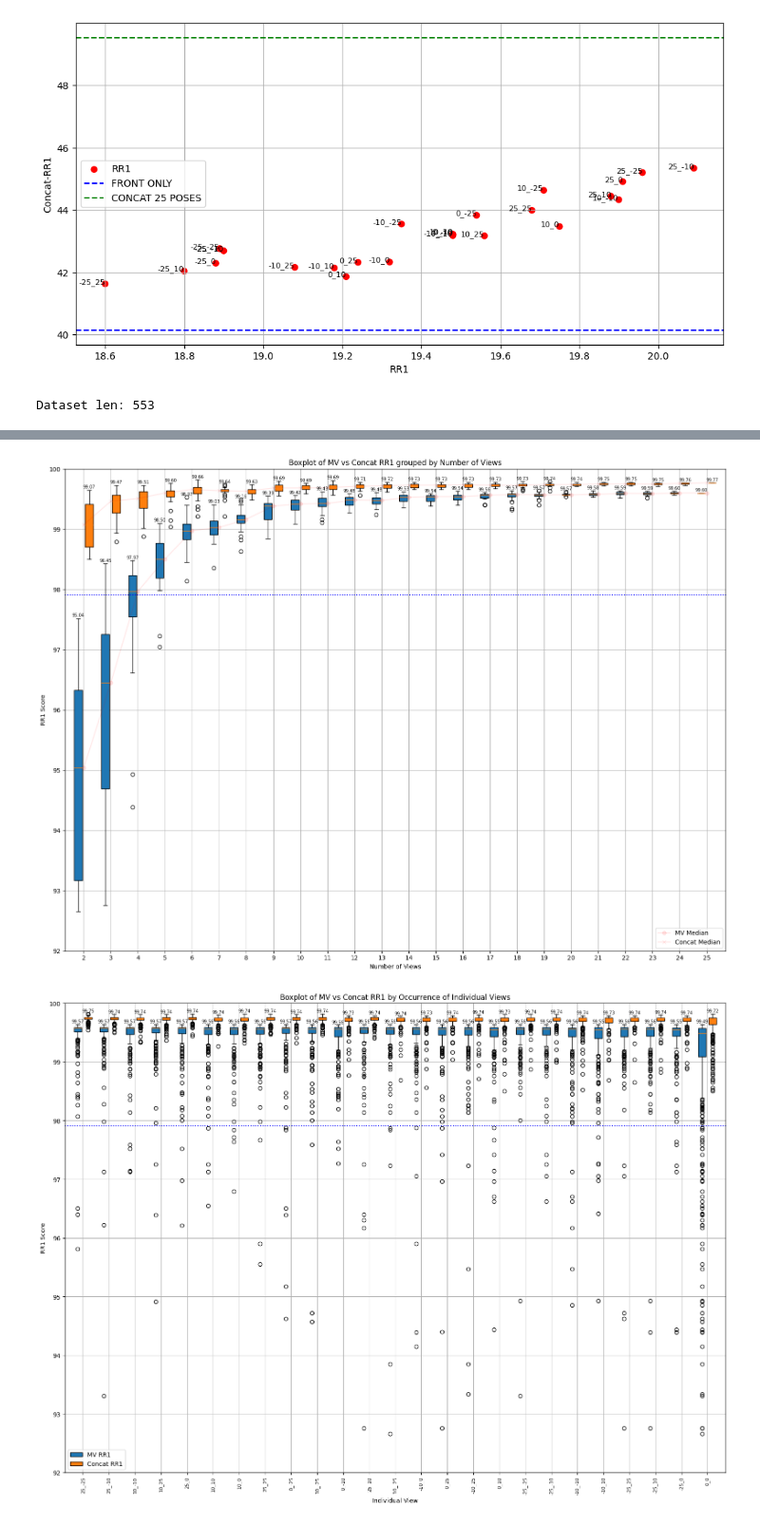
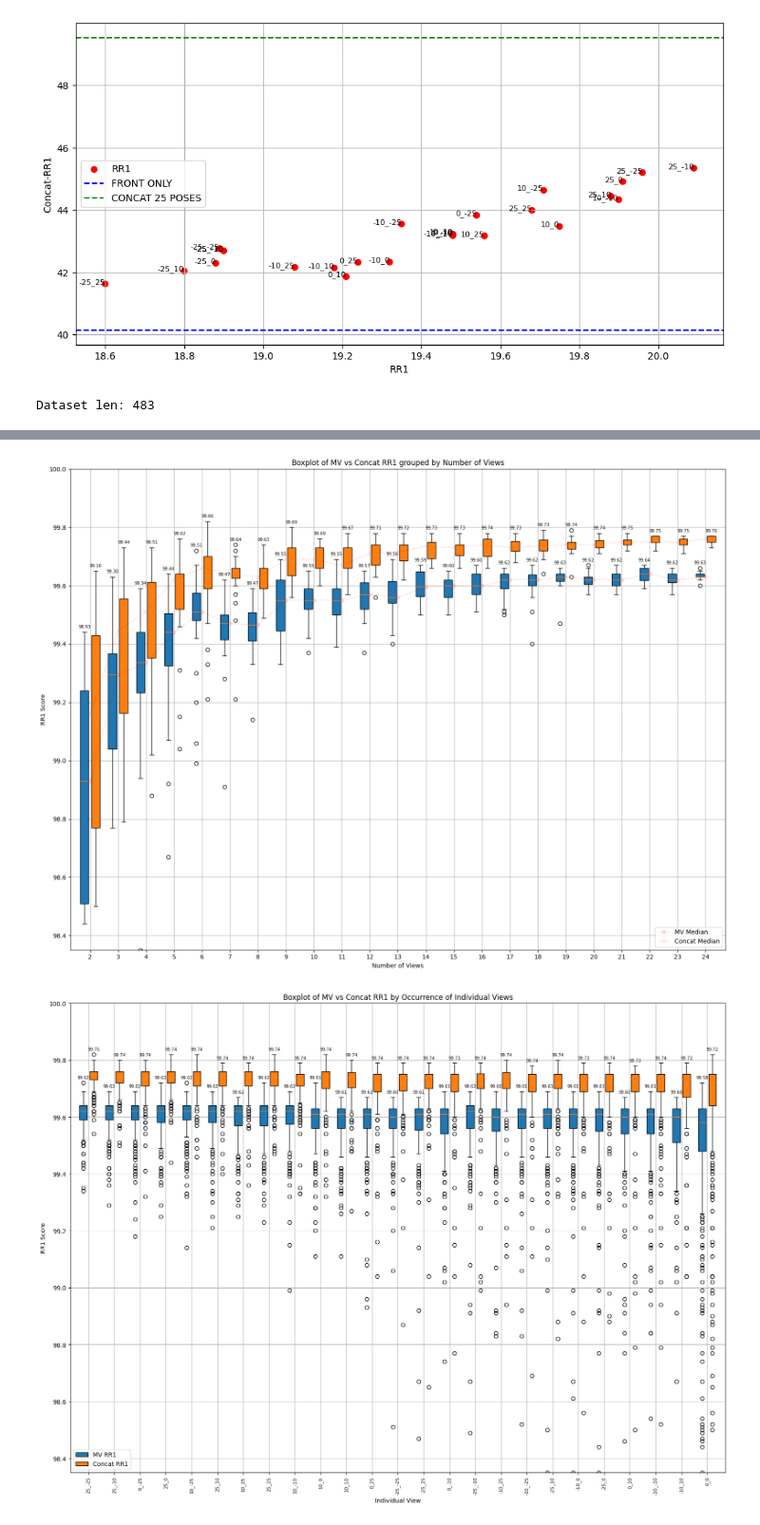
Before and after one commit to EduardBartolovic/HM_IDENT_3DFR, a Jupyter notebook: src/notebooks/AnalysePerspectives.ipynb, the cells around one changed output, grey strips where cells are left out. Shown at 95% size. Cells and saved outputs as stored; diff of their text form; code cells hidden in the pictures.

Commit message:
Concat with PCA reduction Added More Error Analysis files Improved prints Perspective Analysis Improved

```diff
--- a/src/notebooks/AnalysePerspectives.ipynb
+++ b/src/notebooks/AnalysePerspectives.ipynb
@@ -333,7 +333,53 @@ def process_and_plot2(file_path, xlim, ylim):
     plt.tight_layout()
     plt.show()
 
+    # ----------- Scatter Perspective plot ---------
 
-process_and_plot2('perspectives_ms1m_bff.txt', xlim=(99.5, 99.9), ylim=(99.25, 99.7))
+    position_vals = defaultdict(list)
+
+    for coords, val in zip(coords_strs, concat_rr1_values):
+        for c in coords:
+            position_vals[c].append(val)
+
+    sorted_keys = sorted(position_vals.keys())
+    alitude_coords = []
+    azimuth_coords = []
+    color_vals = []
+
+    for key in sorted_keys:
+        match = re.match(r"(-?\d+)_(-?\d+)", key)  # allow negative numbers
+        if match:
+            x, y = map(int, match.groups())
+            alitude_coords.append(x)
+            azimuth_coords.append(y)
+            color_vals.append(np.mean(position_vals[key]))  # Avg RR1 per coord
+
+    fig, ax = plt.subplots(figsize=(10, 8))
+    sc = ax.scatter(azimuth_coords, alitude_coords , c=color_vals, cmap='viridis', edgecolor='black', s=100)
+    cbar = plt.colorbar(sc, label='Avg Concat-RR1 Accuracy')
+    ax.set_xlabel('Azimuth')
+    ax.set_ylabel('Altitude')
+    ax.set_title('Concat-RR1 Accuracy by Viewpoint Position')
+    for i, key in enumerate(sorted_keys):
+        vals = position_vals[key]
+        mean_val = np.mean(vals)
+        median_val = np.median(vals)
+        min_val = np.min(vals)
+        max_val = np.max(vals)
+
+        # Get only decimal parts
+        mean_dec = f'.{str(mean_val).split(".")[1][:2]}'
+        median_dec = f'.{str(median_val).split(".")[1][:2]}'
+        min_dec = f'.{str(min_val).split(".")[1][:2]}'
+        max_dec = f'.{str(max_val).split(".")[1][:2]}'
+
+        text = f'mean: {mean_dec} median: {median_dec}\n(min: {min_dec}, max: {max_dec})'
+        ax.text(alitude_coords[i], azimuth_coords[i] + 1.5, text, fontsize=7, ha='center', va='center', color='black')
+    ax.grid(True)
+    plt.tight_layout()
+    plt.show()
+
+
+process_and_plot2('perspectives_ms1m_bff_nobias.txt', xlim=(99.25, 99.9), ylim=(99.25, 99.85))
 # %% [output]
-Dataset len: 553
+Dataset len: 483
@@ -359,2 +405,2 @@ Dataset len: 553
-[figure, old version]
+[figure, new version]
-[figure, old version]
+[figure, new version]
```
Also changed, not shown: parts of 3 cells of this notebook, 6 other files.
